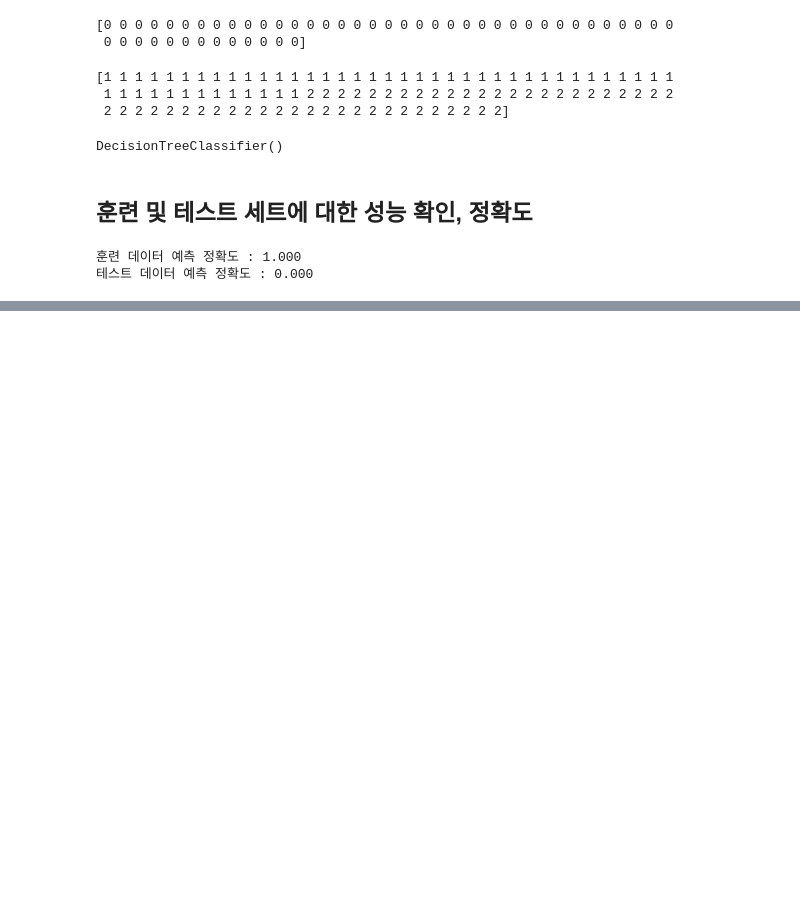
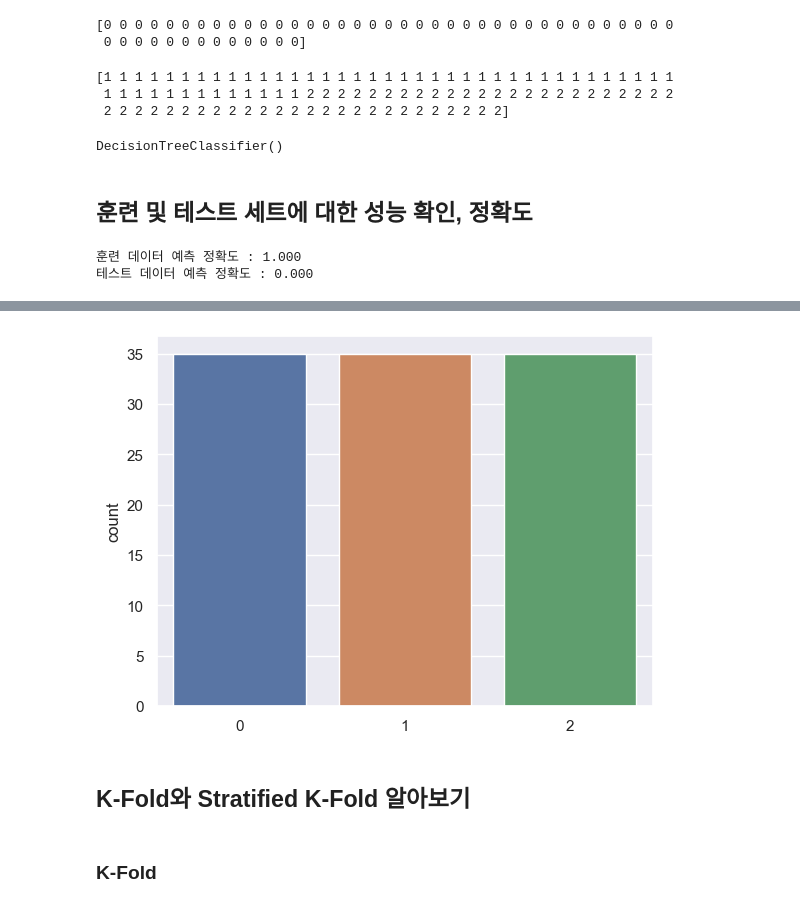
Before and after one commit to yejuPark/machine_learning, a Jupyter notebook: 01.model_selection.ipynb, the cells around one changed output, grey strips where cells are left out. Cells and saved outputs as stored; diff of their text form; code cells hidden in the pictures; blank space fills up the shorter version.

```diff
--- a/01.model_selection.ipynb
+++ b/01.model_selection.ipynb
@@ -58,0 +83,14 @@ print('테스트 데이터 예측 정확도 : {:.3f}'.format(accuracy_score(y_te
+# %%
+X_train, X_test, y_train, y_test = train_test_split(
+  X, y, test_size=0.3, random_state=121,
+  stratify=y # 잘라낼 데이터의 원본 데이터 개수 비율을 보고 분할 수행. 단,범주데이터만
+)
+# %%
+sns.countplot(x=y_train)
+plt.show()
+# %% [output]
+[figure, added]
+# %% [markdown]
+## K-Fold와 Stratified K-Fold 알아보기
+# %% [markdown]
+### K-Fold
```
Also changed, not shown: parts of 27 cells of this notebook.
